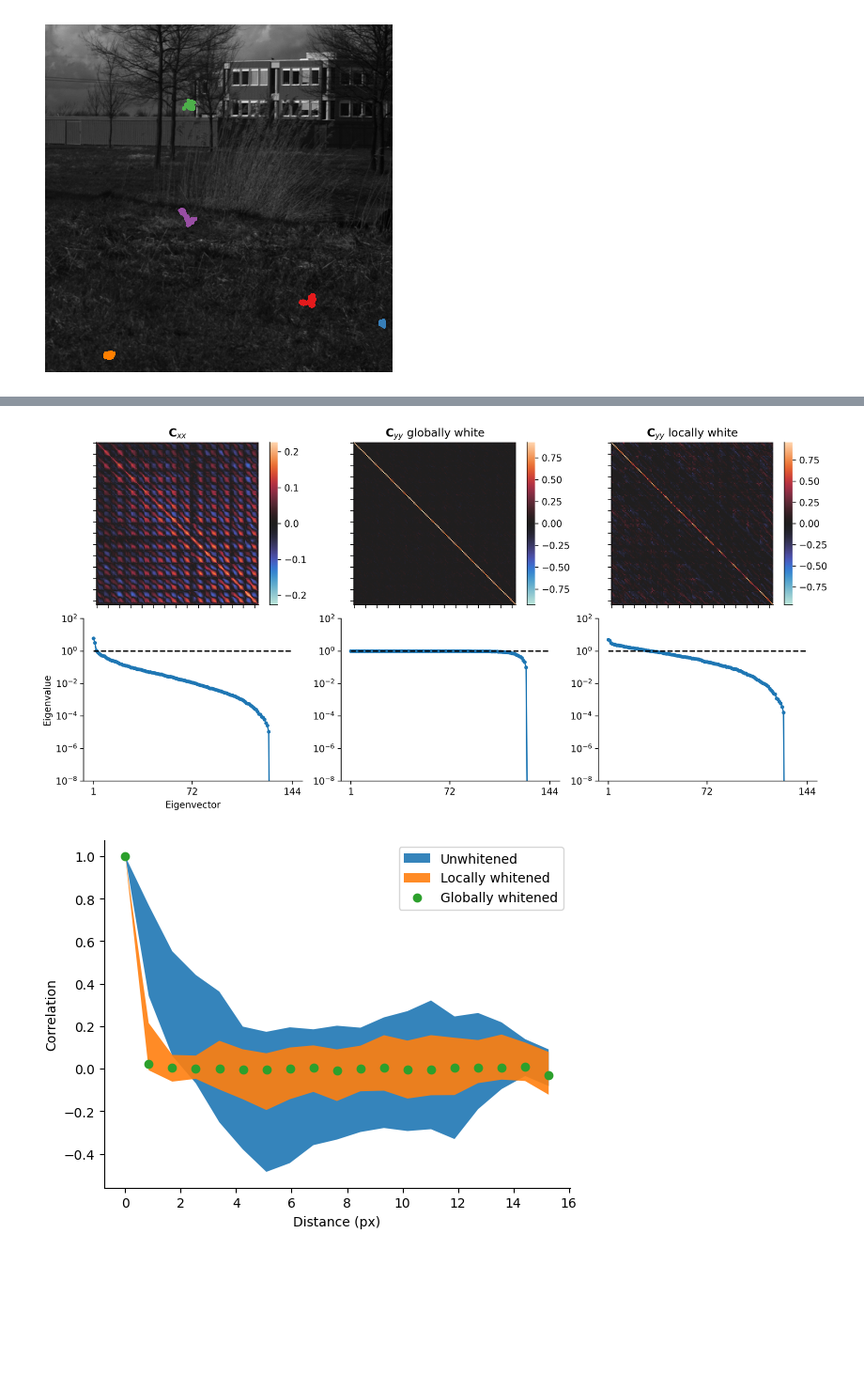
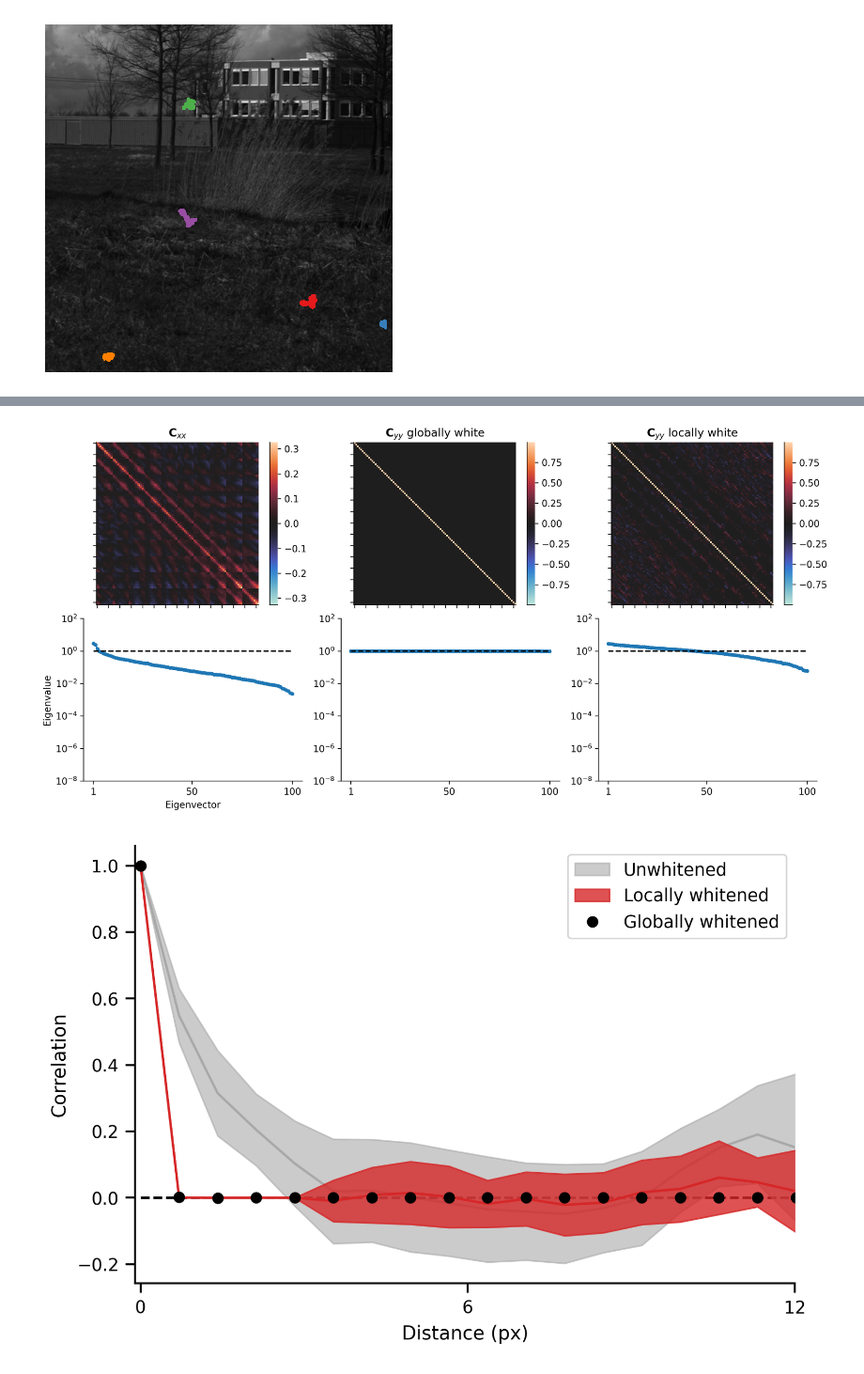
Before and after one commit to lyndond/frame_whitening, a Jupyter notebook: figures/conv2d.ipynb, the cells around one changed output, grey strips where cells are left out. Shown at 94% size. Saved outputs shown, nothing was run; the diff lists cells and outputs as text; code cells hidden in the pictures; blank space fills up the shorter version.

Commit message:
change corr v dist plot

```diff
--- a/figures/conv2d.ipynb
+++ b/figures/conv2d.ipynb
@@ -27,7 +32,7 @@ ax.set(xticklabels=[], yticklabels=[]);
 # %% [output]
 [figure]
 # %%
-patch_h, patch_w = 12, 12
+patch_h, patch_w = 10, 10
 img_h, img_w = img.shape
 
 sigma = .1
@@ -104,5 +109,5 @@ fig.tight_layout()
 # %%
-X = all_contexts[-1]
+X = all_contexts[0]
 X0 = X.reshape(n_steps, -1)
 X0 = X0 - np.mean(X0, axis=0)
 X0 = X0 * 16
@@ -209,30 +214,42 @@ ax[1, 2].set( yscale=yscale, ylim=(_YMIN, _YMAX))
 fig.tight_layout()
 sns.despine()
 # %% [output]
-[figure, old version]
+[figure, new version]
 # %%
-bins = np.linspace(0, np.sqrt(patch_h**2 + patch_w**2), 21)
+_XMAX = np.sqrt(patch_h**2 + patch_w**2)
+bins = np.linspace(0, _XMAX, 21)
 
-arr = get_corr_by_dist(X0)
-yyy = scipy.stats.binned_statistic(arr[:, 0], arr[:, 1], bins=bins, statistic="mean")
-zzz = scipy.stats.binned_statistic(arr[:, 0], arr[:, 1], bins=bins, statistic= "std")
+def plot_corr_by_dist(X, ax, statistic="std",**kwargs):
+    arr = get_corr_by_dist(X)
+    yyy = scipy.stats.binned_statistic(arr[:, 0], arr[:, 1], bins=bins, statistic="mean")
+    x = yyy.bin_edges[:-1]
+    mu = yyy.statistic
+    if statistic == "std":
+        zzz = scipy.stats.binned_statistic(arr[:, 0], arr[:, 1], bins=bins, statistic= "std")
+        lo = yyy.statistic - zzz.statistic
+        hi = yyy.statistic + zzz.statistic
+    else:
+        lo = scipy.stats.binned_statistic(arr[:, 0], arr[:, 1], bins=bins, statistic= "min").statistic
+        hi = scipy.stats.binned_statistic(arr[:, 0], arr[:, 1], bins=bins, statistic= "max").statistic
 
-fig, ax = plt.subplots(1, 1)
-mu, sig = yyy.statistic, zzz.statistic
-ax.fill_between(yyy.bin_edges[:-1], mu-sig, mu+sig, label="Unwhitened", alpha=0.9)
+    ax.fill_between(x, lo, hi, yyy.statistic, **kwargs)
+    return x, mu, hi, lo
 
-arr = get_corr_by_dist(Xw_local.reshape(n_steps, -1))
-yyy = scipy.stats.binned_statistic(arr[:, 0], arr[:, 1], bins=bins, statistic="mean")
-zzz = scipy.stats.binned_statistic(arr[:, 0], arr[:, 1], bins=bins, statistic= "std")
+with sns.plotting_context("paper", font_scale=1):
+    fig, ax = plt.subplots(1, 1, dpi=300, figsize=(6, 4))
+    x, mu_unwhitened, _, _ =plot_corr_by_dist(X0, ax, "std", **{"label": "Unwhitened", "color": "darkgrey", "alpha":0.6})
+    ax.plot(x, mu_unwhitened, color="darkgrey", zorder=-1)
 
-mu, sig = yyy.statistic, zzz.statistic
-ax.fill_between(yyy.bin_edges[:-1], mu-sig, mu+sig, label="Locally whitened", alpha=0.9)
+    x, mu_local, _, _ = plot_corr_by_dist(X0 @ M.T, ax, "std", **{"label": "Locally whitened", "color": "C3", "alpha":0.8})
+    ax.plot(x, mu_local, "C3")
 
-arr = get_corr_by_dist(Xw.reshape(n_steps, -1))
-yyy = scipy.stats.binned_statistic(arr[:, 0], arr[:, 1], bins=bins, statistic="mean")
-ax.plot(yyy.bin_edges[:-1], yyy.statistic, "oC2", label="Globally whitened", lw=.5)
-ax.legend()
-ax.set(xlabel="Distance (px)", ylabel="Correlation")
-sns.despine()
+    arr = get_corr_by_dist(X0 @ Mw.T)
+    yyy = scipy.stats.binned_statistic(arr[:, 0], arr[:, 1], bins=bins, statistic="mean")
+    ax.plot(x, yyy.statistic, "ok", label="Globally whitened", lw=.5)
+    ax.hlines(0, 0, np.sqrt(patch_h**2 + patch_w**2), color="k", linestyle="--", zorder=-1)
+
+    ax.legend()
+    ax.set(xlabel="Distance (px)", ylabel="Correlation", xlim=(-.1, 12), xticks=(0, x[-2]//2, np.round(x[-3])))
+    sns.despine()
 # %% [output]
-[figure, old version]
+[figure, new version]
```
Also changed, not shown: parts of 6 cells of this notebook, 1 other file.
